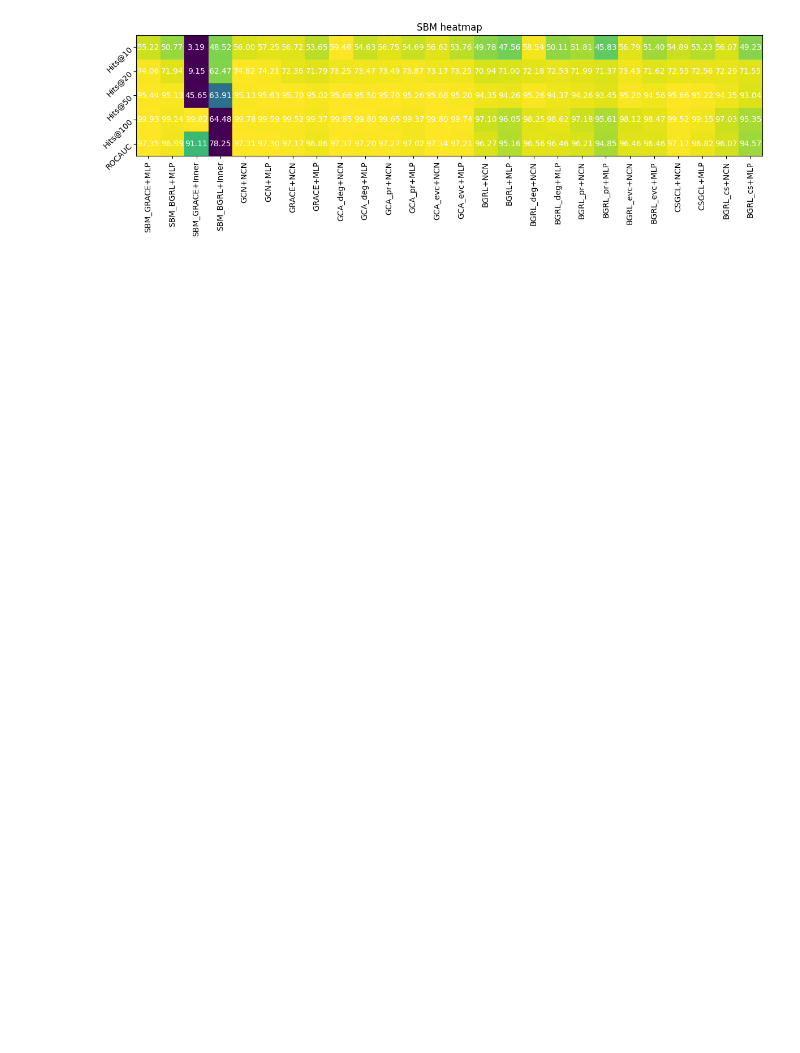
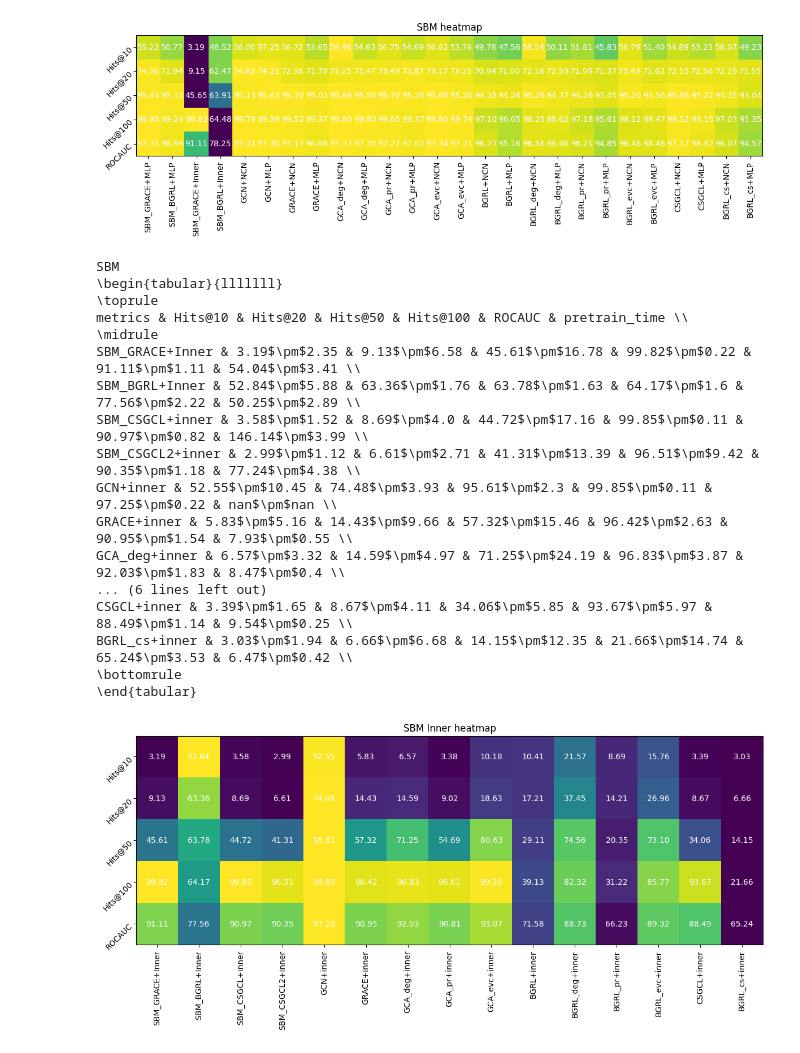
Before and after one commit to valentincuzin/GCL-Link-Prediction, a Jupyter notebook: Comparative_Study/output/Analysis.ipynb, the cells around one changed output. Saved outputs shown, nothing was run; the diff lists cells and outputs as text; code cells hidden in the pictures; blank space fills up the shorter version.

```diff
--- a/Comparative_Study/output/Analysis.ipynb
+++ b/Comparative_Study/output/Analysis.ipynb
@@ -398,3 +398,32 @@ BGRL_cs+MLP & 49.23$\pm$9.79 & 71.55$\pm$3.81 & 93.04$\pm$2.19 & 95.35$\pm$1.2 &
 \bottomrule
 \end{tabular}
 [figure]
+# %%
+data_sbm_inner = pd.read_csv('./SBM_inner_250_res.csv', sep=';').T
+data_sbm_inner.columns = data_sbm_inner.loc['metrics']
+data_sbm_inner.drop(index='metrics', inplace=True)
+data_sbm_inner.index = data_sbm_inner.index.str.replace('Cora ', '', regex=False)
+print('SBM')
+print(data_sbm_inner.to_latex(
+        index=True, formatters={"name": str.upper}, float_format="{:.1f}".format
+    ))
+heatmap(data_sbm_inner, 'SBM Inner heatmap')
+# %% [output]
+SBM
+\begin{tabular}{lllllll}
+\toprule
+metrics & Hits@10 & Hits@20 & Hits@50 & Hits@100 & ROCAUC & pretrain_time \\
+\midrule
+SBM_GRACE+Inner & 3.19$\pm$2.35 & 9.13$\pm$6.58 & 45.61$\pm$16.78 & 99.82$\pm$0.22 & 91.11$\pm$1.11 & 54.04$\pm$3.41 \\
+SBM_BGRL+Inner & 52.84$\pm$5.88 & 63.36$\pm$1.76 & 63.78$\pm$1.63 & 64.17$\pm$1.6 & 77.56$\pm$2.22 & 50.25$\pm$2.89 \\
+SBM_CSGCL+inner & 3.58$\pm$1.52 & 8.69$\pm$4.0 & 44.72$\pm$17.16 & 99.85$\pm$0.11 & 90.97$\pm$0.82 & 146.14$\pm$3.99 \\
+SBM_CSGCL2+inner & 2.99$\pm$1.12 & 6.61$\pm$2.71 & 41.31$\pm$13.39 & 96.51$\pm$9.42 & 90.35$\pm$1.18 & 77.24$\pm$4.38 \\
+GCN+inner & 52.55$\pm$10.45 & 74.48$\pm$3.93 & 95.61$\pm$2.3 & 99.85$\pm$0.11 & 97.25$\pm$0.22 & nan$\pm$nan \\
+GRACE+inner & 5.83$\pm$5.16 & 14.43$\pm$9.66 & 57.32$\pm$15.46 & 96.42$\pm$2.63 & 90.95$\pm$1.54 & 7.93$\pm$0.55 \\
+GCA_deg+inner & 6.57$\pm$3.32 & 14.59$\pm$4.97 & 71.25$\pm$24.19 & 96.83$\pm$3.87 & 92.03$\pm$1.83 & 8.47$\pm$0.4 \\
+... (6 lines left out)
+CSGCL+inner & 3.39$\pm$1.65 & 8.67$\pm$4.11 & 34.06$\pm$5.85 & 93.67$\pm$5.97 & 88.49$\pm$1.14 & 9.54$\pm$0.25 \\
+BGRL_cs+inner & 3.03$\pm$1.94 & 6.66$\pm$6.68 & 14.15$\pm$12.35 & 21.66$\pm$14.74 & 65.24$\pm$3.53 & 6.47$\pm$0.42 \\
+\bottomrule
+\end{tabular}
+[figure, added]
```
Also changed, not shown: parts of 2 cells of this notebook, 7 other files.
